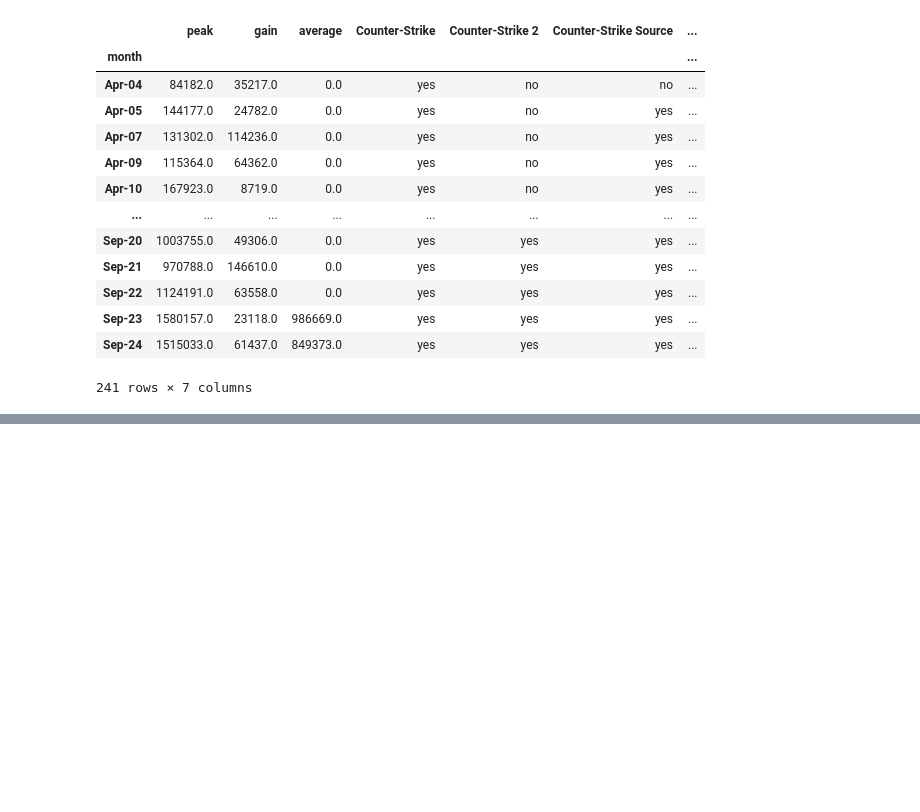
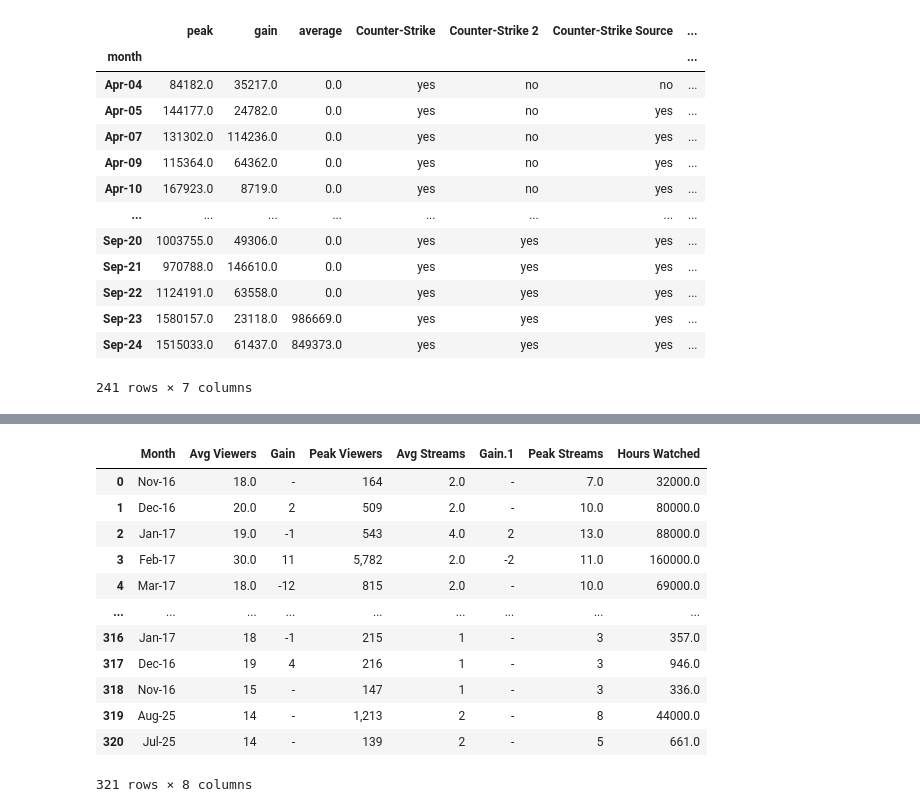
Before and after one commit to Axewuf/Beyond-The-Crosshair, a Jupyter notebook: notebooks/BeyondTheCrosshair.ipynb, the cells around one changed output, grey strips where cells are left out. Drawn from its saved outputs; the diff is of its cells as text; code cells hidden in the pictures; blank space fills up the shorter version.

```diff
--- a/notebooks/BeyondTheCrosshair.ipynb
+++ b/notebooks/BeyondTheCrosshair.ipynb
@@ -111,0 +234,26 @@ cs_merged_grouped.to_csv("../assets/cs_merged_clean.csv",encoding="utf-8")
+# %%
+# Transforming Hours Watched format
+def convert_k(val):
+    if isinstance(val, str):
+        if val.endswith("K"):
+            return float(val[:-1].replace(".", ""))* 1000
+        elif val.endswith("M"):
+            return float(val[:-1].replace(".", "")) * 1000000
+    return float(val)
+
+twitch_data_merged["Hours Watched"] = twitch_data_merged["Hours Watched"].map(convert_k)
+twitch_data_merged
+# %% [output]
+|  | Month | Avg Viewers | Gain | Peak Viewers | Avg Streams | Gain.1 | Peak Streams | Hours Watched |
+| 0 | Nov-16 | 18.0 | - | 164 | 2.0 | - | 7.0 | 32000.0 |
+| 1 | Dec-16 | 20.0 | 2 | 509 | 2.0 | - | 10.0 | 80000.0 |
+| 2 | Jan-17 | 19.0 | -1 | 543 | 4.0 | 2 | 13.0 | 88000.0 |
+| 3 | Feb-17 | 30.0 | 11 | 5,782 | 2.0 | -2 | 11.0 | 160000.0 |
+| 4 | Mar-17 | 18.0 | -12 | 815 | 2.0 | - | 10.0 | 69000.0 |
+| ... | ... | ... | ... | ... | ... | ... | ... | ... |
+| 316 | Jan-17 | 18 | -1 | 215 | 1 | - | 3 | 357.0 |
+| 317 | Dec-16 | 19 | 4 | 216 | 1 | - | 3 | 946.0 |
+| 318 | Nov-16 | 15 | - | 147 | 1 | - | 3 | 336.0 |
+| 319 | Aug-25 | 14 | - | 1,213 | 2 | - | 8 | 44000.0 |
+| 320 | Jul-25 | 14 | - | 139 | 2 | - | 5 | 661.0 |
+321 rows × 8 columns
```
Also changed, not shown: parts of 26 cells of this notebook, 8 other files.
